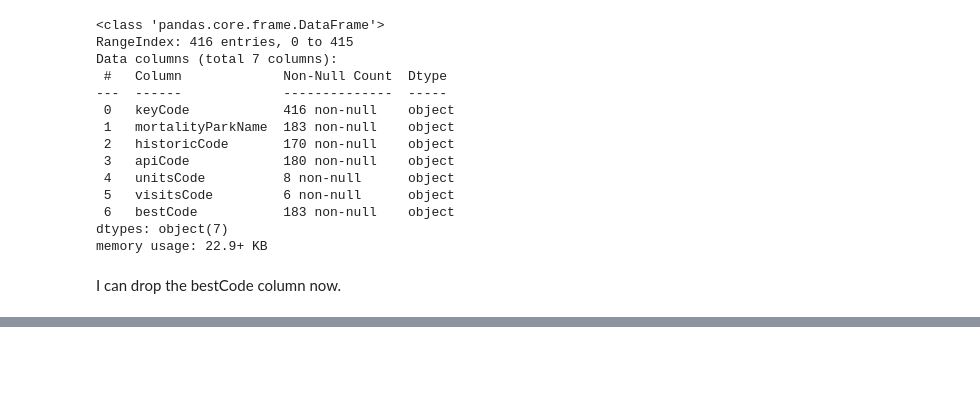
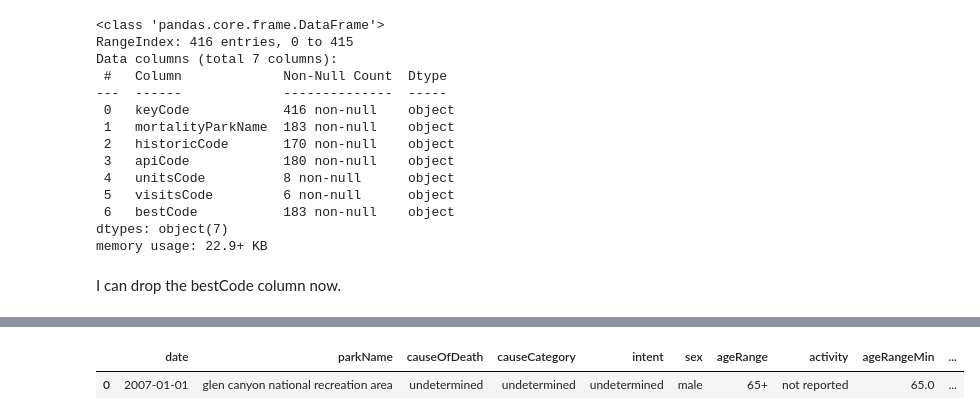
Before and after one commit to jeccalong/NPS_Mortality_Analysis, a Jupyter notebook: Notebooks/aquisitionAndCleaning.ipynb, the cells around one changed output, grey strips where cells are left out. Cells and saved outputs as stored; diff of their text form; code cells hidden in the pictures; blank space fills up the shorter version.

```diff
--- a/Notebooks/aquisitionAndCleaning.ipynb
+++ b/Notebooks/aquisitionAndCleaning.ipynb
@@ -2021,0 +2509,20 @@ Now I'll do the rest of the merges so I have a complete list of keys. I want to
+# %%
+df = df.rename(columns={
+    'Incident Date': "date",
+    'Park Name': "parkName",
+    'Cause of Death': 'causeOfDeath',
+    'Cause Category': 'causeCategory',
+    'Intent': 'intent',
+    'Sex': 'sex',
+    'Age Range': 'ageRange',
+    'Activity': 'activity',
+    'Age Range Min': 'ageRangeMin',
+    'Age Range Max': 'ageRangeMax',
+    'Month': 'month',
+    'Year': 'year'
+})
+
+df.head(1)
+# %% [output]
+|  | date | parkName | causeOfDeath | causeCategory | intent | sex | ageRange | activity | ageRangeMin | ... |
+| 0 | 2007-01-01 | glen canyon national recreation area | undetermined | undetermined | undetermined | male | 65+ | not reported | 65.0 | ... |
```
Also changed, not shown: parts of 41 cells of this notebook, 1 other file.
